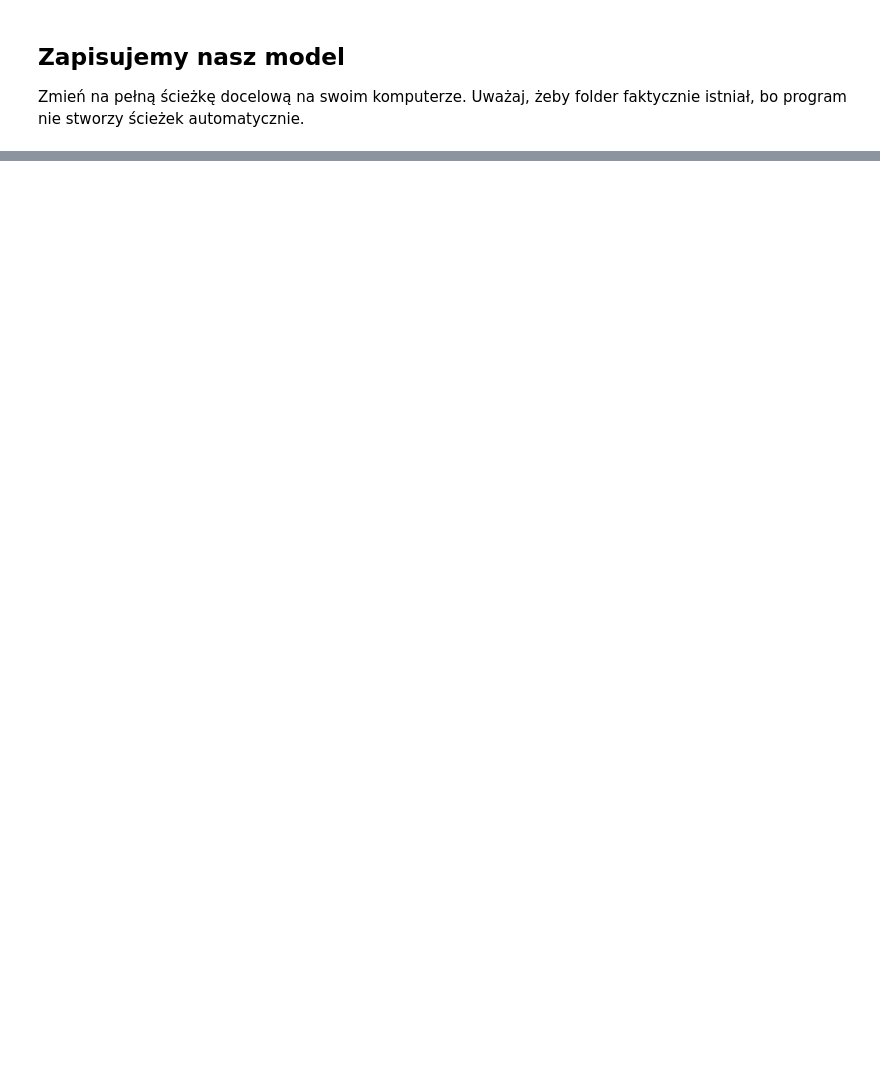
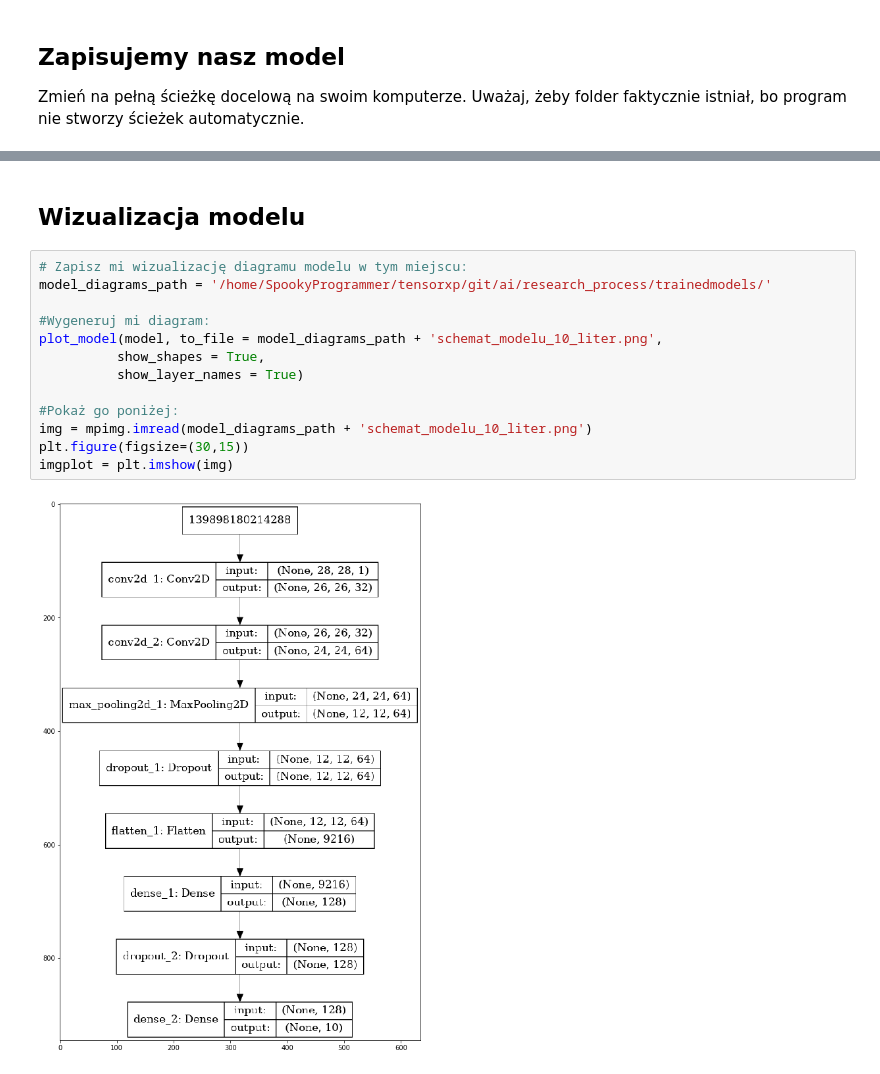
Before and after one commit to Bahusson/ai, a Jupyter notebook: research_process/Keras_Nb_1.ipynb, the cells around one changed output, grey strips where cells are left out. Drawn from its saved outputs; the diff is of its cells as text; blank space fills up the shorter version.

```diff
--- a/research_process/Keras_Nb_1.ipynb
+++ b/research_process/Keras_Nb_1.ipynb
@@ -202,0 +290,17 @@ Model Saved
+# %% [markdown]
+## Wizualizacja modelu
+# %%
+# Zapisz mi wizualizację diagramu modelu w tym miejscu:
+model_diagrams_path = '/home/SpookyProgrammer/tensorxp/git/ai/research_process/trainedmodels/'
+
+#Wygeneruj mi diagram:
+plot_model(model, to_file = model_diagrams_path + 'schemat_modelu_10_liter.png',
+          show_shapes = True,
+          show_layer_names = True)
+
+#Pokaż go poniżej:
+img = mpimg.imread(model_diagrams_path + 'schemat_modelu_10_liter.png')
+plt.figure(figsize=(30,15))
+imgplot = plt.imshow(img)
+# %% [output]
+[figure, added]
```
Also changed, not shown: parts of 10 cells of this notebook, 3 other files.
